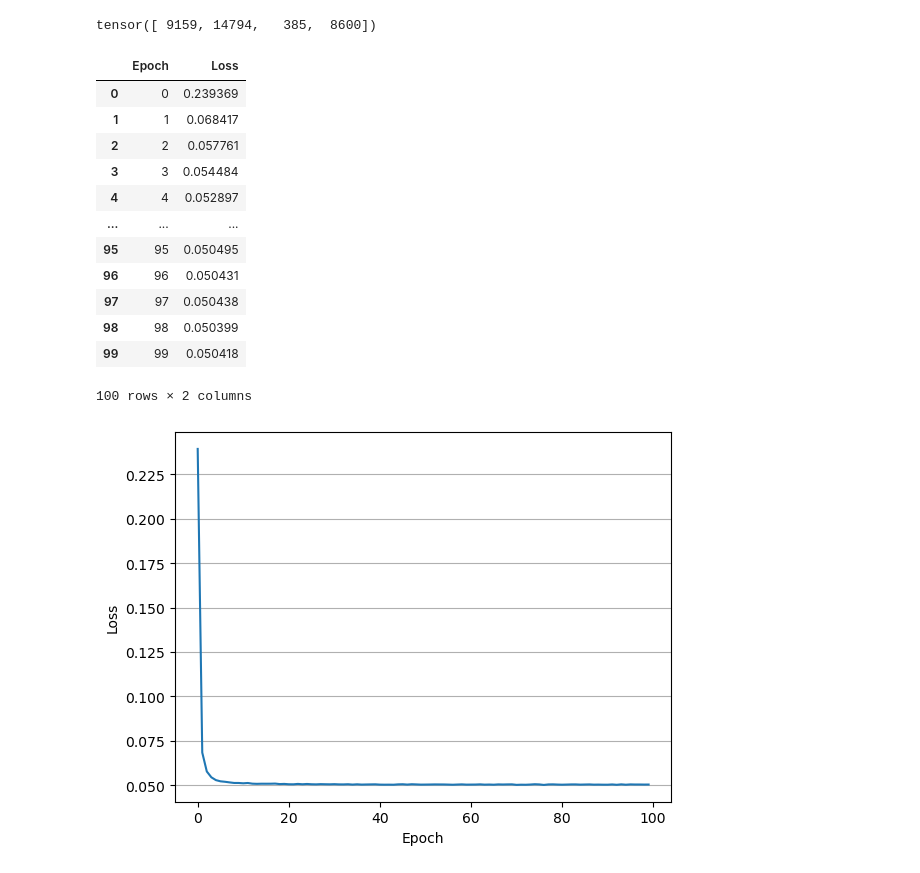
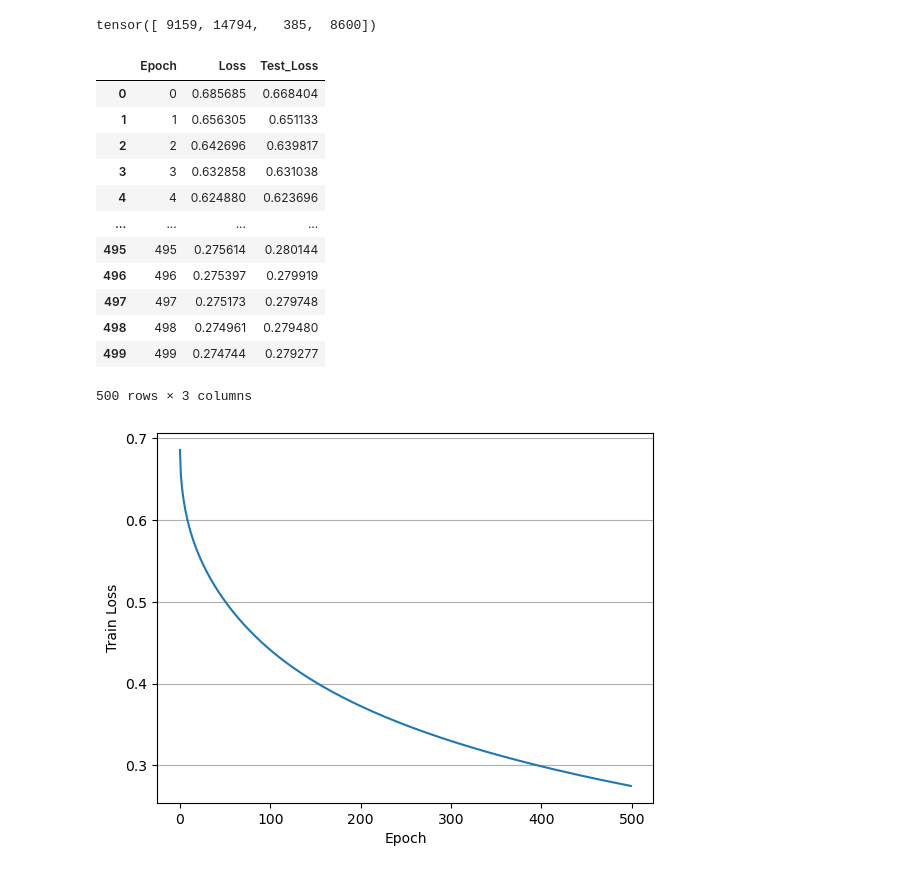
Before and after one commit to sangwu99/2023-Summer-Internship-DSAIL, a Jupyter notebook: Graph/TransE/notebook/TransE.ipynb, the cells around one changed output. Cells and saved outputs as stored; diff of their text form; code cells hidden in the pictures.

```diff
--- a/Graph/TransE/notebook/TransE.ipynb
+++ b/Graph/TransE/notebook/TransE.ipynb
@@ -199,34 +199,34 @@ head
 # %% [output]
 tensor([ 9159, 14794,   385,  8600])
 # %%
-summary = pd.read_csv('summary.csv')
+summary = pd.read_csv('../../../Recsys/WD/summary.csv')
 # %%
 summary
 # %% [output]
-|  | Epoch | Loss |
-| 0 | 0 | 0.239369 |
-| 1 | 1 | 0.068417 |
-| 2 | 2 | 0.057761 |
-| 3 | 3 | 0.054484 |
-| 4 | 4 | 0.052897 |
-| ... | ... | ... |
-| 95 | 95 | 0.050495 |
-| 96 | 96 | 0.050431 |
-| 97 | 97 | 0.050438 |
-| 98 | 98 | 0.050399 |
-| 99 | 99 | 0.050418 |
+|  | Epoch | Loss | Test_Loss |
+| 0 | 0 | 0.685685 | 0.668404 |
+| 1 | 1 | 0.656305 | 0.651133 |
+| 2 | 2 | 0.642696 | 0.639817 |
+| 3 | 3 | 0.632858 | 0.631038 |
+| 4 | 4 | 0.624880 | 0.623696 |
+| ... | ... | ... | ... |
+| 495 | 495 | 0.275614 | 0.280144 |
+| 496 | 496 | 0.275397 | 0.279919 |
+| 497 | 497 | 0.275173 | 0.279748 |
+| 498 | 498 | 0.274961 | 0.279480 |
+| 499 | 499 | 0.274744 | 0.279277 |
-100 rows × 2 columns
+500 rows × 3 columns
 # %%
-result_df = summary.copy()
+result_df = summary[['Epoch','Loss']]
 import matplotlib.pyplot as plt
 
 x = result_df['Epoch'].values
 y = result_df['Loss'].values
 
 plt.plot(x, y)
 plt.xlabel('Epoch')
-plt.ylabel('Loss')
+plt.ylabel('Train Loss')
 plt.grid(axis = 'y')
 plt.show()
 # %% [output]
-[figure, old version]
+[figure, new version]
```
Also changed, not shown: parts of 1 cell of this notebook, 3 other files.
